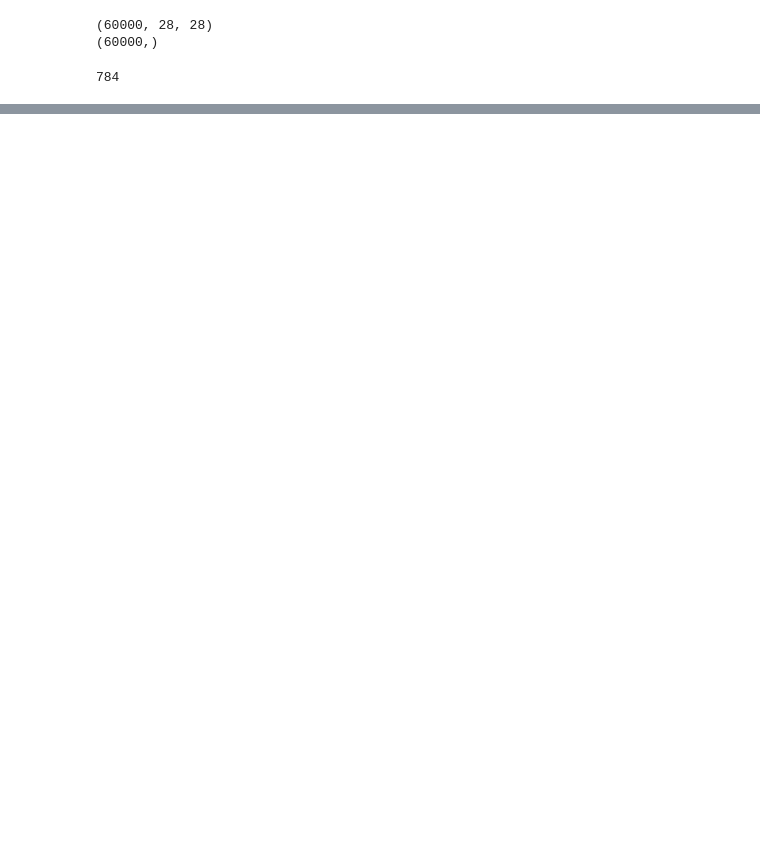
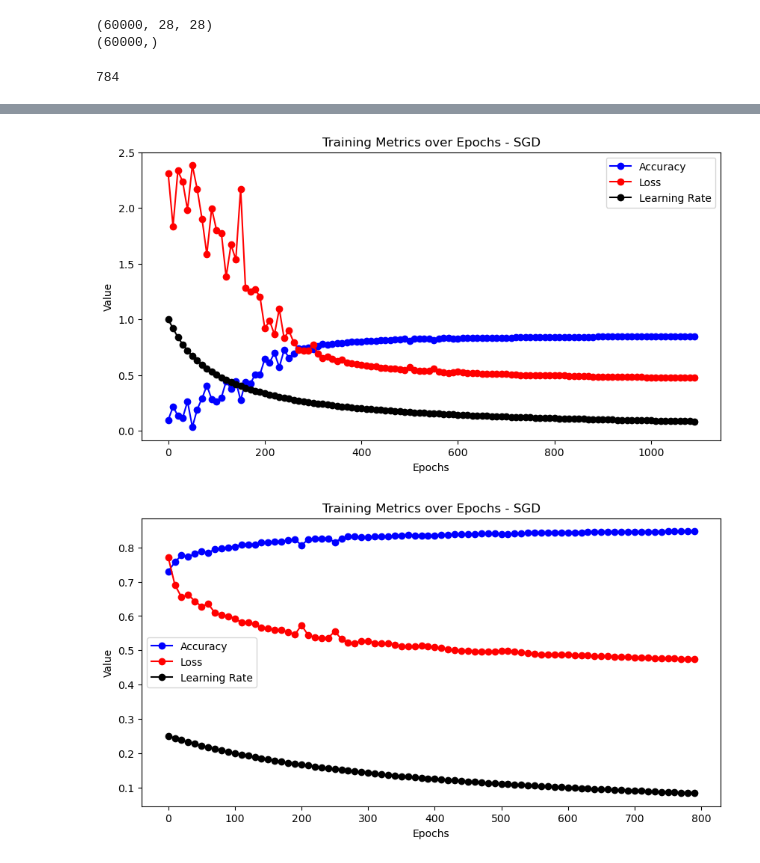
Before and after one commit to Ayush-2001-Dhanraj/soft-computing-assignment, a Jupyter notebook: 03_NN.ipynb, the cells around one changed output, grey strips where cells are left out. Cells and saved outputs as stored; diff of their text form; code cells hidden in the pictures; blank space fills up the shorter version.

```diff
--- a/03_NN.ipynb
+++ b/03_NN.ipynb
@@ -266,10 +266,10 @@ class Activation_Softmax_Loss_CategoricalCrossentropy():
 # %%
 class Optimizer_SGD:
     """
-    Vanilla option - SGD
-    Momentum option - if specified else default 0
+    SGD without momentum
+    SDG with Momentum option - if specified else default 0
     """
-    def __init__(self, learning_rate=1.0, decay=0, momentum=0.):
+    def __init__(self, learning_rate=1.0, decay=0, momentum=0):
         self.learning_rate = learning_rate
         self.current_learning_rate = learning_rate
         self.decay = decay
@@ -316,7 +316,7 @@ class labels = 10 (0 - 9)
 2 hidden layes - ReLU    - 128 neurons each
 1 output layer - Softmax - 10 output neurons
 
-Optimizer - SGD with momentum (0.5)
+Optimizer - SGD
 learning rate decay - 0.01
 l2 regularization - lambda - 5e-4 (0.0005)
 """
@@ -328,8 +328,8 @@ activation2 = Activation_ReLU()
 dense3 = Layer_Dense(128, 10)
 loss_activation = Activation_Softmax_Loss_CategoricalCrossentropy()
 
-optimizer = Optimizer_SGD(decay=0.01, momentum=0.5)
+optimizer = Optimizer_SGD(decay=0.01)
 
-accuracies = []
-losses = []
+accuracies_sgd = []
+losses_sgd = []
 learning_rate = []
@@ -335,0 +393,27 @@ learning_rate = []
+# %%
+epochs = range(0, 1100, 10)
+plt.figure(figsize=(10, 5))
+plt.plot(epochs, accuracies_sgd, label='Accuracy', marker='o', color="blue")
+plt.plot(epochs, losses_sgd, label='Loss', marker='o', color='red')
+plt.plot(epochs, learning_rate, label='Learning Rate', marker='o', color='black')
+plt.title('Training Metrics over Epochs - SGD')
+plt.xlabel('Epochs')
+plt.ylabel('Value')
+plt.legend()
+plt.savefig('training_metrics_plot.png')
+plt.show()
+
+epochs = range(0, 800, 10)
+plt.figure(figsize=(10, 5))
+plt.plot(epochs, accuracies_sgd[30:], label='Accuracy', marker='o', color="blue")
+plt.plot(epochs, losses_sgd[30:], label='Loss', marker='o', color='red')
+plt.plot(epochs, learning_rate[30:], label='Learning Rate', marker='o', color='black')
+plt.title('Training Metrics over Epochs - SGD')
+plt.xlabel('Epochs')
+plt.ylabel('Value')
+plt.legend()
+plt.savefig('training_metrics_plot.png')
+plt.show()
+# %% [output]
+[figure, added]
+[figure, added]
```
Also changed, not shown: parts of 14 cells of this notebook, 5 other files.
